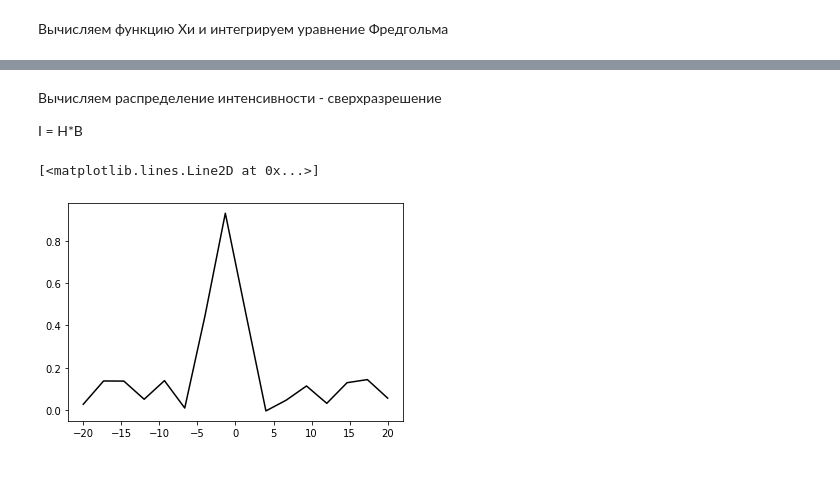
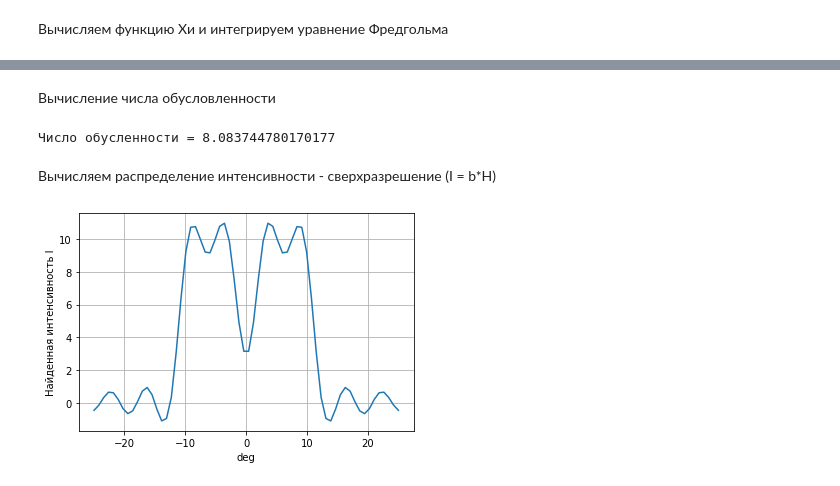
Before and after one commit to SergeyGorchakov/AntennaSimulation, a Jupyter notebook: AntennaSimulator.ipynb, the cells around one changed output, grey strips where cells are left out. Saved outputs shown, nothing was run; the diff lists cells and outputs as text; code cells hidden in the pictures.

```diff
--- a/AntennaSimulator.ipynb
+++ b/AntennaSimulator.ipynb
@@ -88,24 +163,18 @@ H = scipy.linalg.hadamard(NumberOfFunctions)
 # %% [markdown]
 Вычисляем функцию Хи и интегрируем уравнение Фредгольма
 # %%
-def functionHi(x,alpha,m,j):
-    return getDirectionalPattern(alpha,x)*H[m,j]
+def functionHi(fi,alpha):
+    return getDirectionalPattern(alpha - fi)
 
-sz = NumberOfFunctions
-Hi = np.zeros((sz,sz))
-U = np.zeros(sz)
+H = np.zeros_like(g)
+U = np.zeros(len_teta)
+integ = np.zeros(len_teta)
 
 j = -1
-min = range.min()
-max = range.max()
-
-teta = np.linspace(min,max,sz)
-print("Диапазон teta = ",np.rad2deg(teta))
 for alpha in teta:
     j += 1
-    U[j],err = integrate.quad(functionReceivedSignal,min,max,args=(alpha,))
-    for m in np.arange(0,sz):
-        Hi[m,j],err = integrate.quad(functionHi,min,max,args=(alpha,m,j,))
+    U[j],err = integrate.quad(functionReceivedSignal,min_omega,max_omega,args=(alpha,))
+    integ[j],err = integrate.quad(functionHi,min_omega,max_omega,args=(alpha,))
 
-plt.plot(np.rad2deg(teta),U,color='black')
+H = integ*g
 # %% [output]
@@ -130,0 +198,7 @@ B = np.linalg.inv(Hi)@U
+# %%
+b = np.linalg.solve(H,U)
+plt.plot(np.rad2deg(teta),b)
+plt.grid()
+plt.xlabel('deg')
+plt.ylabel('Коэф-ты B')
+plt.show()
@@ -131,10 +207,19 @@ B = np.linalg.inv(Hi)@U
+# %% [markdown]
+Вычисление числа обусловленности
+# %%
+invH = np.linalg.inv(H)
+v = np.linalg.norm(invH)*np.linalg.norm(U)/np.linalg.norm(invH@U)
+print("Число обусленности =",v)
+# %% [output]
+Число обусленности = 8.083744780170177
 # %% [markdown]
-Вычисляем распределение интенсивности - сверхразрешение
-
-I = H*B
+Вычисляем распределение интенсивности - сверхразрешение (I = b*H)
 # %%
-I = H@B
-plt.plot(np.rad2deg(teta),I,color='black')
+I = b@H
+plt.plot(np.rad2deg(teta),I)
+plt.grid()
+plt.xlabel('deg')
+plt.ylabel('Найденная интенсивность I')
+plt.show()
 # %% [output]
-[<matplotlib.lines.Line2D at 0x...>]
-[figure, old version]
+[figure, new version]
```
Also changed, not shown: parts of 15 cells of this notebook, 1 other file.
